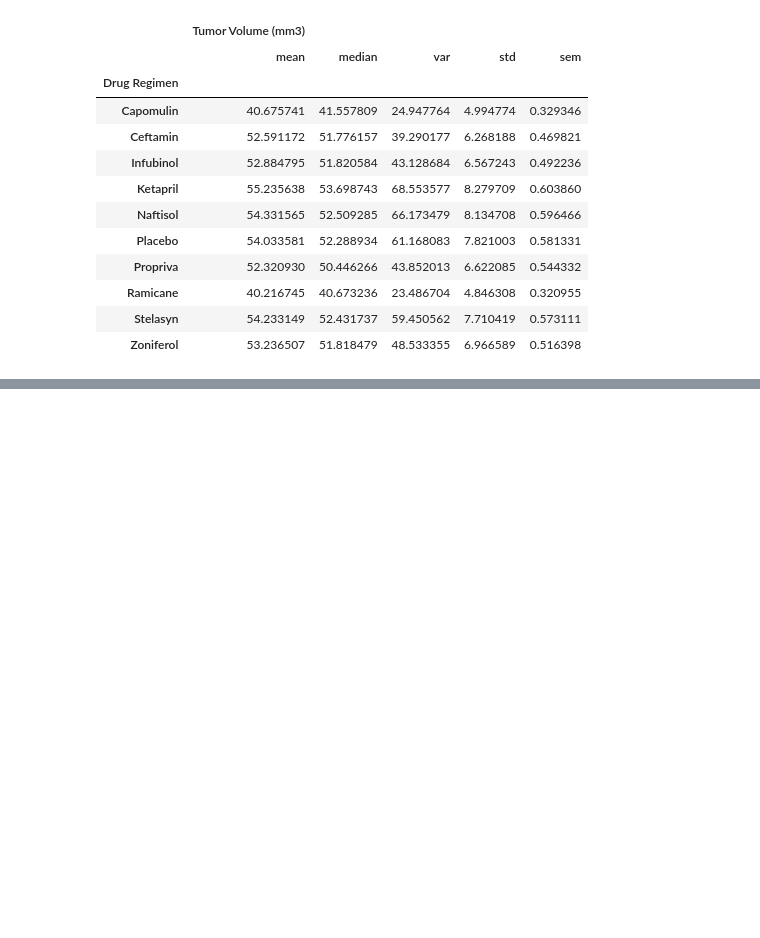
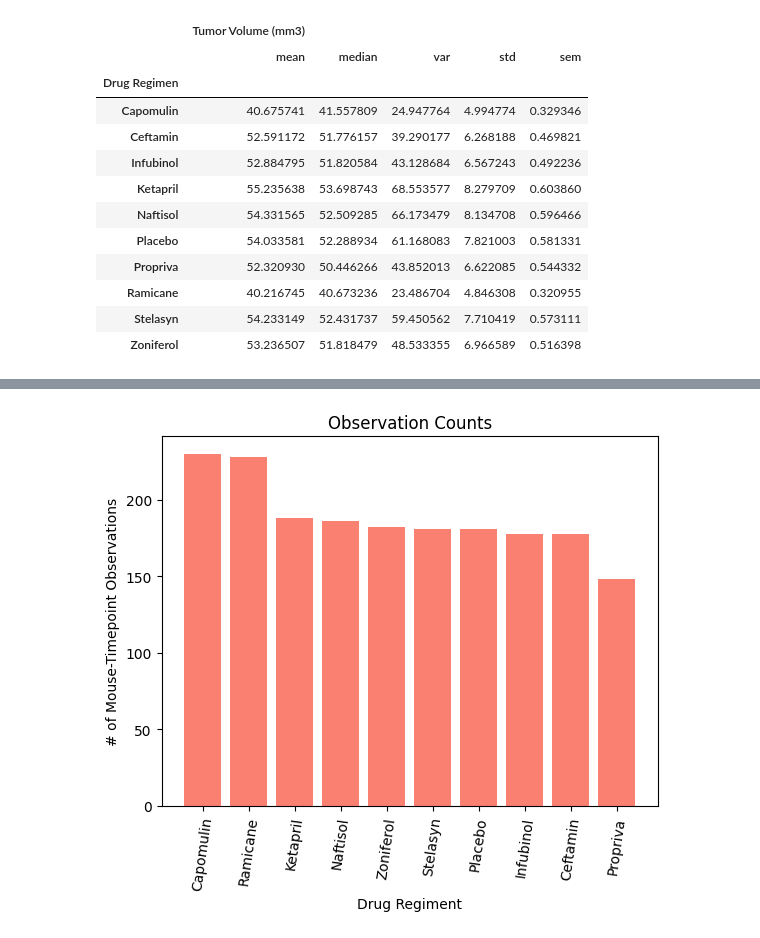
Before and after one commit to thorblock/Module_5_Matplot_Challenge, a Jupyter notebook: Pymaceuticals/Pymaceuticals_Jupyter.ipynb, the cells around one changed output, grey strips where cells are left out. Drawn from its saved outputs; the diff is of its cells as text; code cells hidden in the pictures; blank space fills up the shorter version.

```diff
--- a/Pymaceuticals/Pymaceuticals_Jupyter.ipynb
+++ b/Pymaceuticals/Pymaceuticals_Jupyter.ipynb
@@ -99,0 +108,13 @@ observations.plot(x = observations.index,
+# %%
+# Bar plot in pyplot showing number of observations per drug run plt.bar
+plt.bar(obs.index, obs.values, align = "center", color = "salmon")
+# Title, xlabel, ylabel, legend, and orientation
+plt.title("Observation Counts")
+plt.xlabel("Drug Regiment")
+plt.xticks(rotation = 82, ha = "center")
+plt.ylabel("# of Mouse-Timepoint Observations")
+
+# finished product plt.show
+plt.show()
+# %% [output]
+[figure, added]
```
Also changed, not shown: parts of 21 cells of this notebook.
